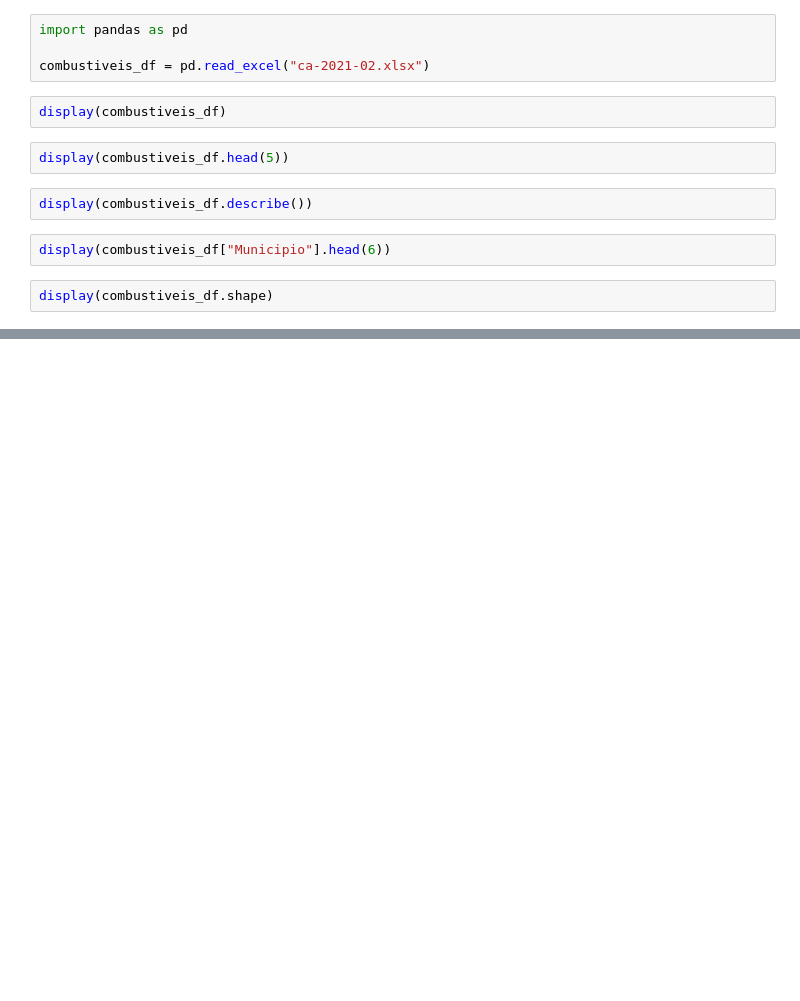
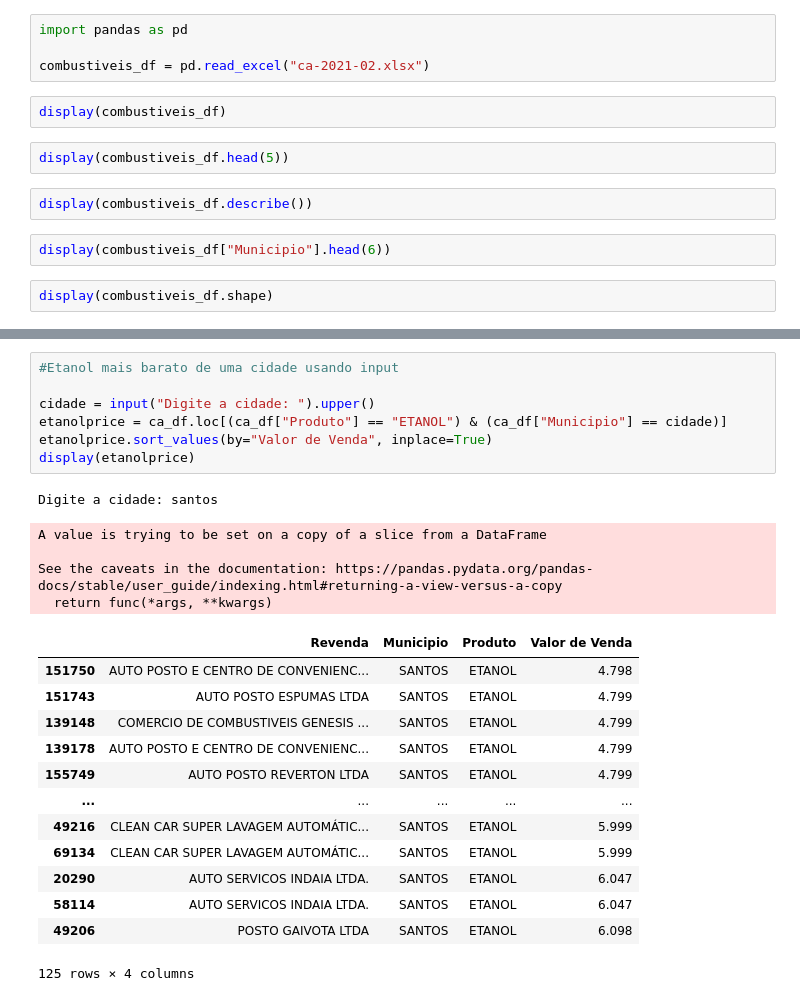
Before and after one commit to brunorodriguescabral/Aula-python-pandas, a Jupyter notebook: Aula_python_pandas.ipynb, the cells around one changed output, grey strips where cells are left out. Drawn from its saved outputs; the diff is of its cells as text; blank space fills up the shorter version.

```diff
--- a/Aula_python_pandas.ipynb
+++ b/Aula_python_pandas.ipynb
@@ -38,0 +109,26 @@ display(show["Valor de Venda"].max())
+# %%
+#Etanol mais barato de uma cidade usando input
+
+cidade = input("Digite a cidade: ").upper()
+etanolprice = ca_df.loc[(ca_df["Produto"] == "ETANOL") & (ca_df["Municipio"] == cidade)]
+etanolprice.sort_values(by="Valor de Venda", inplace=True)
+display(etanolprice)
+# %% [output]
+Digite a cidade: santos
+A value is trying to be set on a copy of a slice from a DataFrame
+
+See the caveats in the documentation: https://pandas.pydata.org/pandas-docs/stable/user_guide/indexing.html#returning-a-view-versus-a-copy
+  return func(*args, **kwargs)
+|  | Revenda | Municipio | Produto | Valor de Venda |
+| 151750 | AUTO POSTO E CENTRO DE CONVENIENC... | SANTOS | ETANOL | 4.798 |
+| 151743 | AUTO POSTO ESPUMAS LTDA | SANTOS | ETANOL | 4.799 |
+| 139148 | COMERCIO DE COMBUSTIVEIS GENESIS ... | SANTOS | ETANOL | 4.799 |
+| 139178 | AUTO POSTO E CENTRO DE CONVENIENC... | SANTOS | ETANOL | 4.799 |
+| 155749 | AUTO POSTO REVERTON LTDA | SANTOS | ETANOL | 4.799 |
+| ... | ... | ... | ... | ... |
+| 49216 | CLEAN CAR SUPER LAVAGEM AUTOMÁTIC... | SANTOS | ETANOL | 5.999 |
+| 69134 | CLEAN CAR SUPER LAVAGEM AUTOMÁTIC... | SANTOS | ETANOL | 5.999 |
+| 20290 | AUTO SERVICOS INDAIA LTDA. | SANTOS | ETANOL | 6.047 |
+| 58114 | AUTO SERVICOS INDAIA LTDA. | SANTOS | ETANOL | 6.047 |
+| 49206 | POSTO GAIVOTA LTDA | SANTOS | ETANOL | 6.098 |
+125 rows × 4 columns
```
Also changed, not shown: parts of 11 cells of this notebook.
